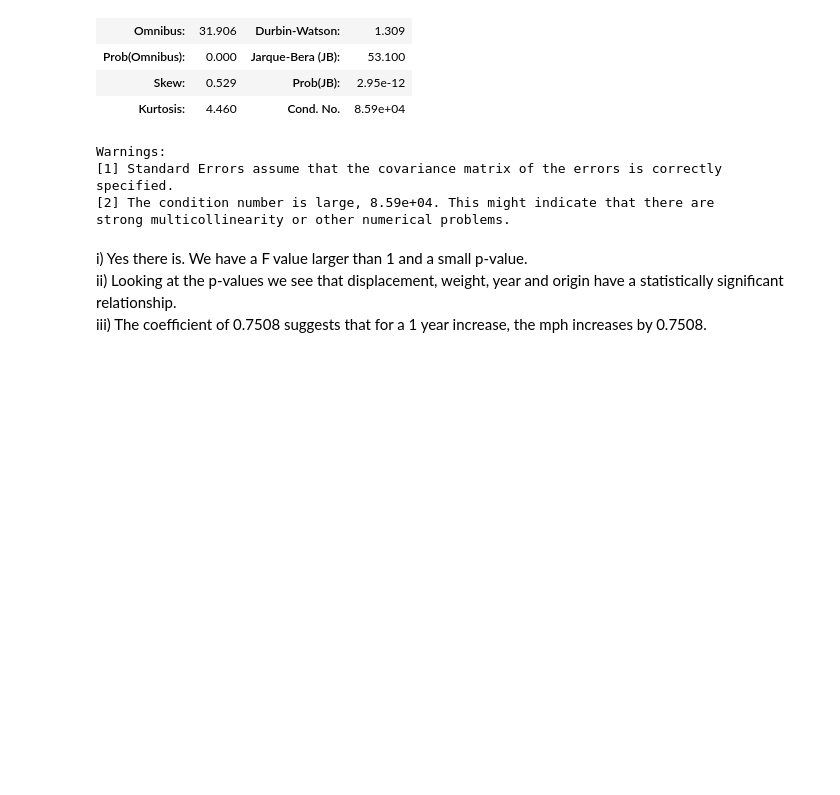
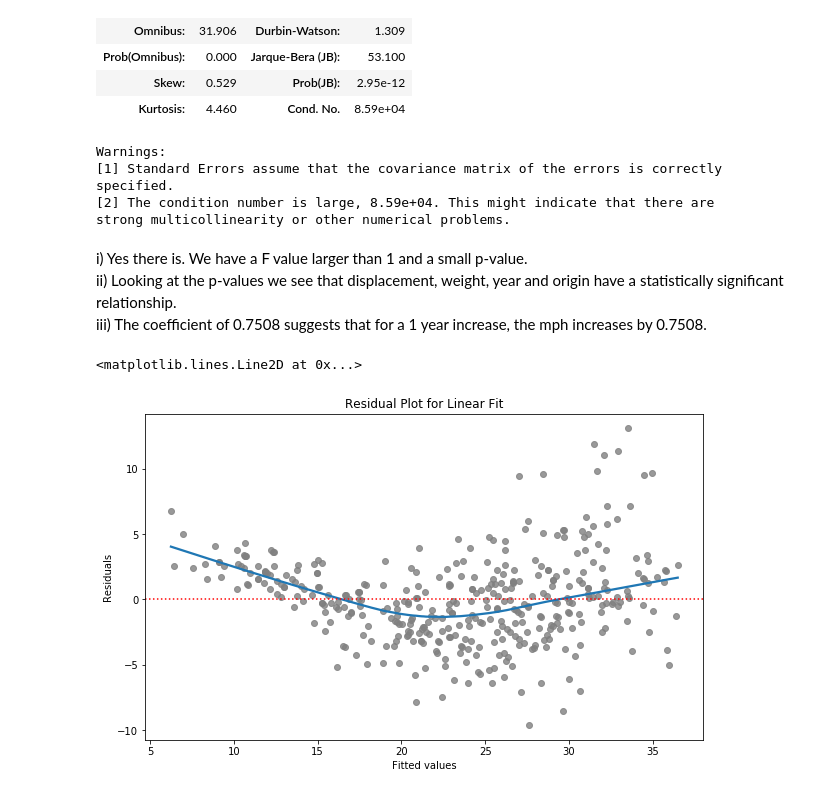
Before and after one commit to ricardoamferreira/ricardoamferreira.github.io, a Jupyter notebook: Notebooks/Introduction to Statistical Learning in Python.ipynb, the cells around one changed output. Cells and saved outputs as stored; diff of their text form; code cells hidden in the pictures; blank space fills up the shorter version.

```diff
--- a/Notebooks/Introduction to Statistical Learning in Python.ipynb
+++ b/Notebooks/Introduction to Statistical Learning in Python.ipynb
@@ -528,3 +528,12 @@ strong multicollinearity or other numerical problems.
 i) Yes there is. We have a F value larger than 1 and a small p-value. <br>
 ii) Looking at the p-values we see that displacement, weight, year and origin have a statistically significant relationship.<br>
 iii) The coefficient of 0.7508 suggests that for a 1 year increase, the mph increases by 0.7508.
+# %%
+# d)
+plt.figure(figsize=(10, 6))
+sautomulti = sns.regplot(auto_mlinear.fittedvalues, auto_mlinear.resid, lowess = True, scatter_kws = {"color":"grey"});
+sautomulti.axes.set(ylabel="Residuals", xlabel="Fitted values", title="Residual Plot for Linear Fit")
+sautomulti.axes.axhline(color="red", linestyle=":")
+# %% [output]
+<matplotlib.lines.Line2D at 0x...>
+[figure, added]
```
Also changed, not shown: parts of 4 cells of this notebook.
